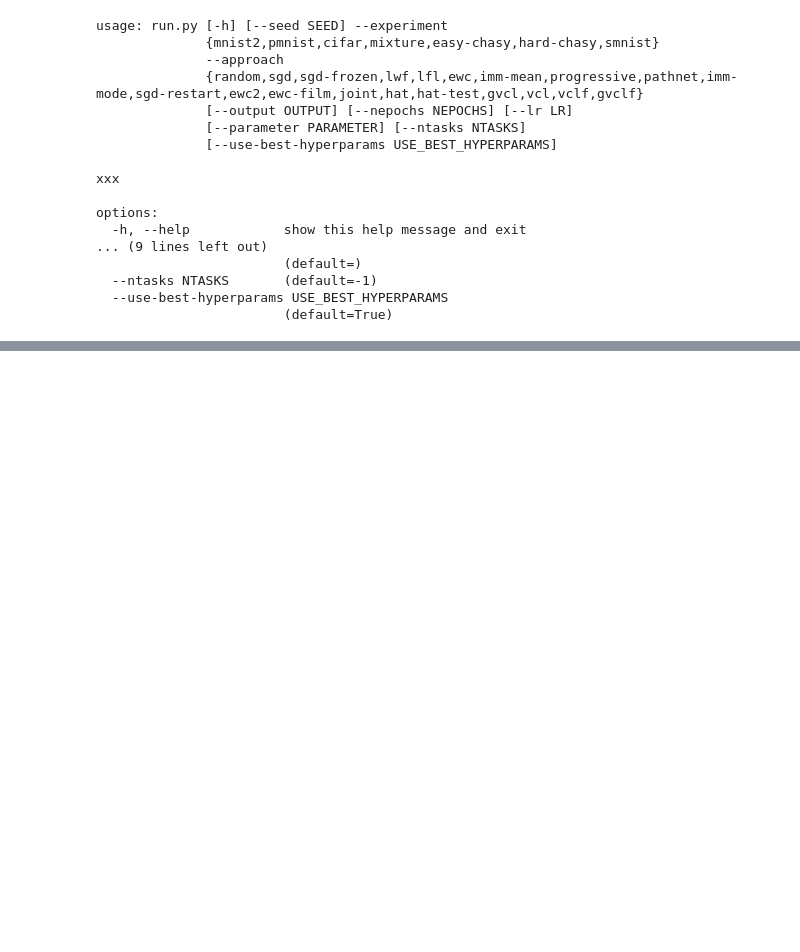
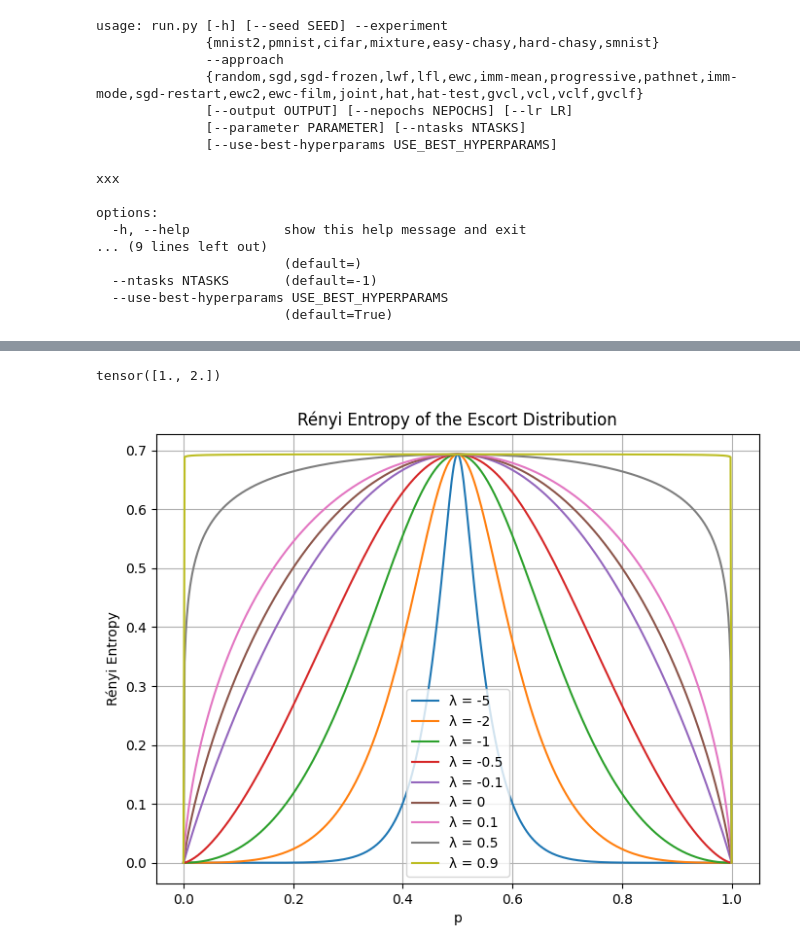
Before and after one commit to naimaeb/gvcl_fork, a Jupyter notebook: notebooks/run_renyi.ipynb, the cells around one changed output, grey strips where cells are left out. Saved outputs shown, nothing was run; the diff lists cells and outputs as text; code cells hidden in the pictures; blank space fills up the shorter version.

```diff
--- a/notebooks/run_renyi.ipynb
+++ b/notebooks/run_renyi.ipynb
@@ -141,0 +154,73 @@ training for 210 epochs
+# %%
+torch.diag(cov1)
+# %% [output]
+tensor([1., 2.])
+# %%
+import numpy as np
+import matplotlib.pyplot as plt
+
+def escort_distribution(p, alpha):
+    """
+    Compute the escort distribution for a given p and alpha.
+
+    Parameters:
+    - p: array-like, probabilities of the original distribution
+    - alpha: float, deformation parameter (same as q)
+
+    Returns:
+    - Escort distribution: normalized deformed probabilities
+    """
+    deformed_p = p ** alpha
+    return deformed_p / np.sum(deformed_p)
+
+def renyi_entropy(p, alpha):
+    """
+    Compute the Rényi entropy for the escort distribution.
+
+    Parameters:
+    - p: array-like, probabilities of the original distribution
+    - alpha: float, deformation parameter (same as q)
+
+    Returns:
+    - Rényi entropy value
+    """
+    if alpha == 1:
+        # Shannon entropy as a special case
+        return -np.sum(p * np.log(p + 1e-12))
+    else:
+        return (1 / (1 - alpha)) * np.log(np.sum(p ** alpha))
+
+def plot_renyi_entropy():
+    """
+    Plot the Rényi entropy of the escort distribution as a function of p
+    for different values of alpha (or lambda).
+    """
+    p_values = np.linspace(0, 1, 500)  # p values in [0, 1]
+    lambdas = [-5, -2, -1, -0.5, -0.1, 0, 0.1, 0.5, 0.9]  # Lambda values
+    alpha_values = [1 - lam for lam in lambdas]  # Alpha = 1 - lambda
+    entropy_values = []
+
+    for alpha in alpha_values:
+        entropies = []
+        for p in p_values:
+            original_p = np.array([p, 1 - p])  # Binary distribution
+            escort_p = escort_distribution(original_p, alpha)
+            entropy = renyi_entropy(escort_p, alpha)
+            entropies.append(entropy)
+        entropy_values.append(entropies)
+
+    # Plot the results
+    plt.figure(figsize=(8, 6))
+    for i, lam in enumerate(lambdas):
+        plt.plot(p_values, entropy_values[i], label=f"λ = {lam}")
+    plt.xlabel("p")
+    plt.ylabel("Rényi Entropy")
+    plt.title("Rényi Entropy of the Escort Distribution")
+    plt.legend()
+    plt.grid(True)
+    plt.show()
+
+# Run the updated plot function
+plot_renyi_entropy()
+# %% [output]
+[figure, added]
```
Also changed, not shown: parts of 7 cells of this notebook, 6 other files.
